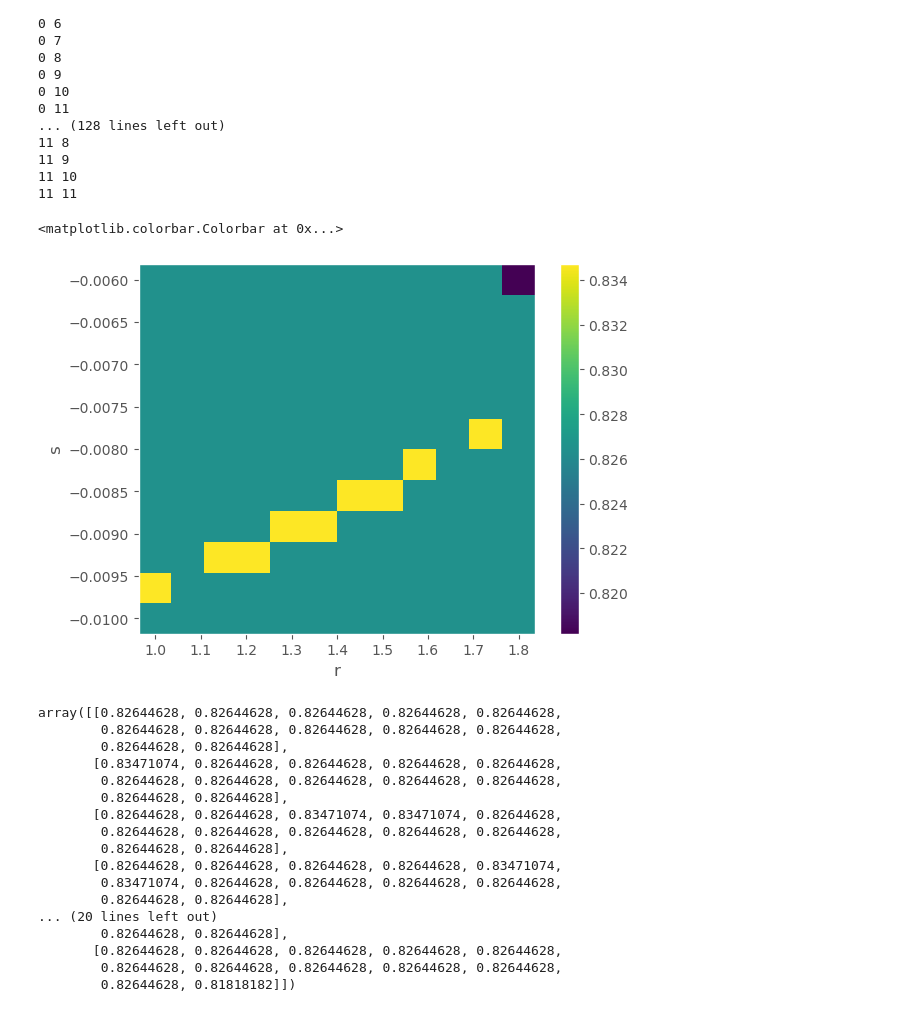
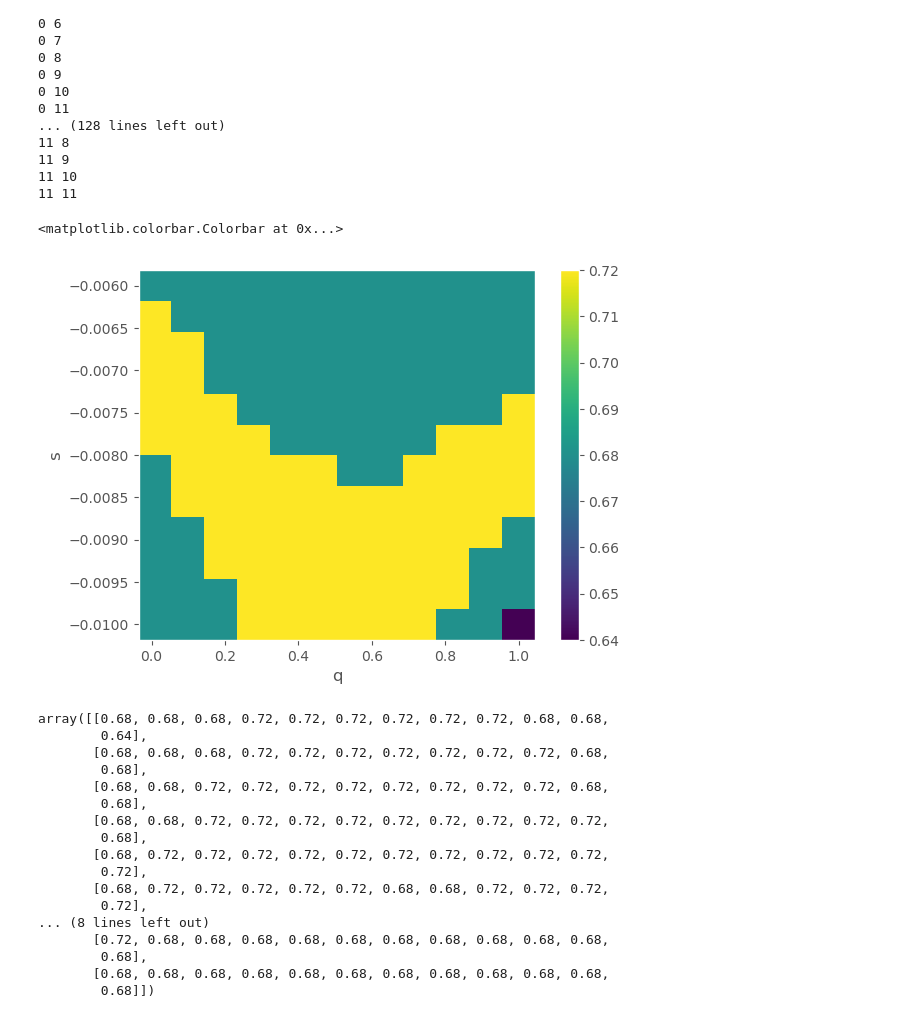
Before and after one commit to Alexkazmirchuk1/Tennis-Data-Analysis-Research, a Jupyter notebook: Main.ipynb, the cells around one changed output. Drawn from its saved outputs; the diff is of its cells as text; code cells hidden in the pictures.

```diff
--- a/Main.ipynb
+++ b/Main.ipynb
@@ -447,7 +447,7 @@ for i,j in itertools.product( range(len(rvalues)), range(len(qvalues)) ):
 
     for MATCH_TO_EXAMINE in MATCHES_TO_EXAMINE:
         # TODO: redesign code so that files get loaded *once*, outside the loop.
-        model = MarkovChain(raw_data, MATCH_TO_EXAMINE, rv=rvalues[i], sv=svalues[j])
+        model = MarkovChain(raw_data, MATCH_TO_EXAMINE, qv=qvalues[i], sv=svalues[j])
         model.train()
         #if i == 0 and j == 0:
         #     model.graph_momentum()
@@ -467,7 +467,7 @@ for i,j in itertools.product( range(len(rvalues)), range(len(qvalues)) ):
             set4_total += 1
         finally:
             continue
-    results[i,j] = set2_correct/set2_total # store prediction rate.
+    results[i,j] = set4_correct/set4_total # store prediction rate.
 
 if False:
     print(rvalues[i], svalues[j])
@@ -498,29 +498,29 @@ if False:
 # %%
 # visualize results of parameter sweep.
 fig,ax = plt.subplots()
-cax = ax.pcolor(rvalues, svalues, results.T)
-ax.set(xlabel='r', ylabel='s')
+cax = ax.pcolor(qvalues, svalues, results.T)
+ax.set(xlabel='q', ylabel='s')
 fig.colorbar(cax)
 # %% [output]
 <matplotlib.colorbar.Colorbar at 0x...>
-[figure, old version]
+[figure, new version]
 # %%
 results.T
 # %% [output]
-array([[0.82644628, 0.82644628, 0.82644628, 0.82644628, 0.82644628,
-        0.82644628, 0.82644628, 0.82644628, 0.82644628, 0.82644628,
-        0.82644628, 0.82644628],
-       [0.83471074, 0.82644628, 0.82644628, 0.82644628, 0.82644628,
-        0.82644628, 0.82644628, 0.82644628, 0.82644628, 0.82644628,
-        0.82644628, 0.82644628],
-       [0.82644628, 0.82644628, 0.83471074, 0.83471074, 0.82644628,
-        0.82644628, 0.82644628, 0.82644628, 0.82644628, 0.82644628,
-        0.82644628, 0.82644628],
-       [0.82644628, 0.82644628, 0.82644628, 0.82644628, 0.83471074,
-        0.83471074, 0.82644628, 0.82644628, 0.82644628, 0.82644628,
-        0.82644628, 0.82644628],
-... (20 lines left out)
-        0.82644628, 0.82644628],
-       [0.82644628, 0.82644628, 0.82644628, 0.82644628, 0.82644628,
-        0.82644628, 0.82644628, 0.82644628, 0.82644628, 0.82644628,
-        0.82644628, 0.81818182]])
+array([[0.68, 0.68, 0.68, 0.72, 0.72, 0.72, 0.72, 0.72, 0.72, 0.68, 0.68,
+        0.64],
+       [0.68, 0.68, 0.68, 0.72, 0.72, 0.72, 0.72, 0.72, 0.72, 0.72, 0.68,
+        0.68],
+       [0.68, 0.68, 0.72, 0.72, 0.72, 0.72, 0.72, 0.72, 0.72, 0.72, 0.68,
+        0.68],
+       [0.68, 0.68, 0.72, 0.72, 0.72, 0.72, 0.72, 0.72, 0.72, 0.72, 0.72,
+        0.68],
+       [0.68, 0.72, 0.72, 0.72, 0.72, 0.72, 0.72, 0.72, 0.72, 0.72, 0.72,
+        0.72],
+       [0.68, 0.72, 0.72, 0.72, 0.72, 0.72, 0.68, 0.68, 0.72, 0.72, 0.72,
+        0.72],
+... (8 lines left out)
+       [0.72, 0.68, 0.68, 0.68, 0.68, 0.68, 0.68, 0.68, 0.68, 0.68, 0.68,
+        0.68],
+       [0.68, 0.68, 0.68, 0.68, 0.68, 0.68, 0.68, 0.68, 0.68, 0.68, 0.68,
+        0.68]])
```
Also changed, not shown: 1 other file.
